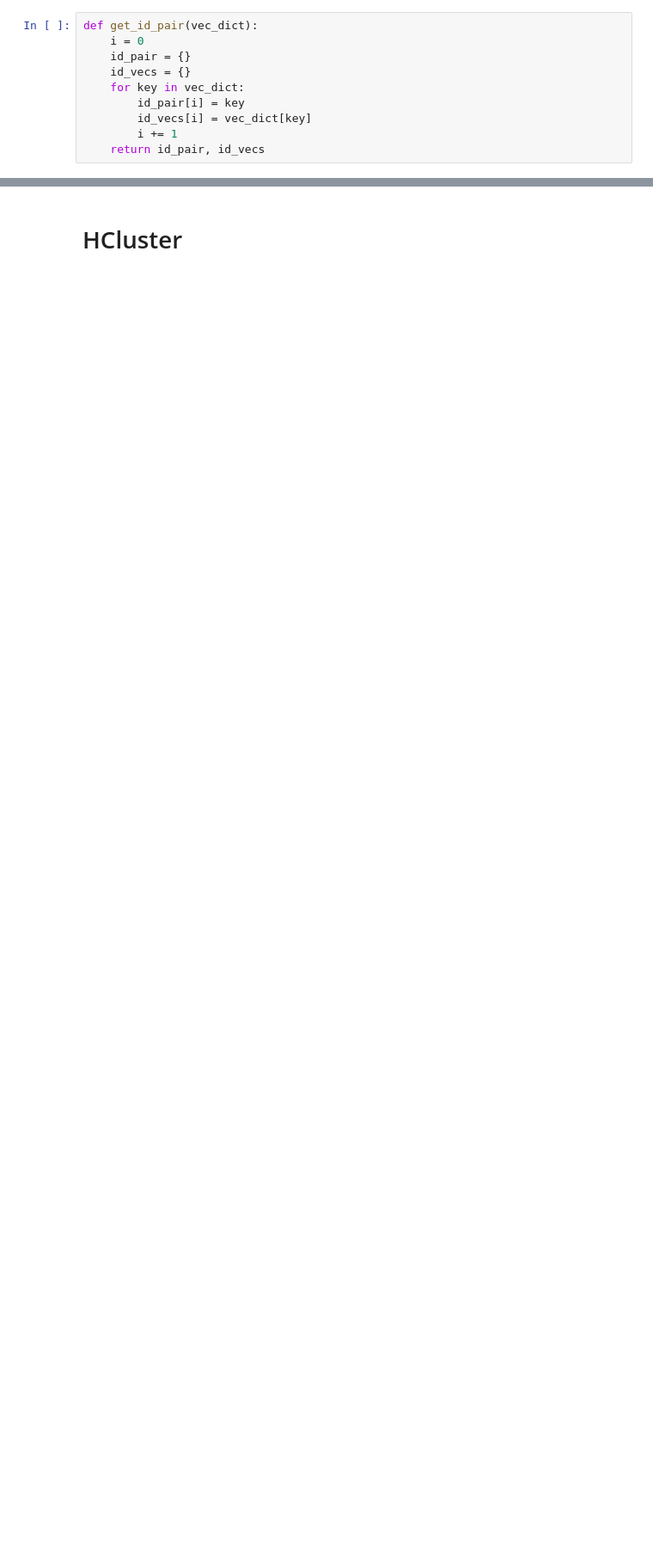
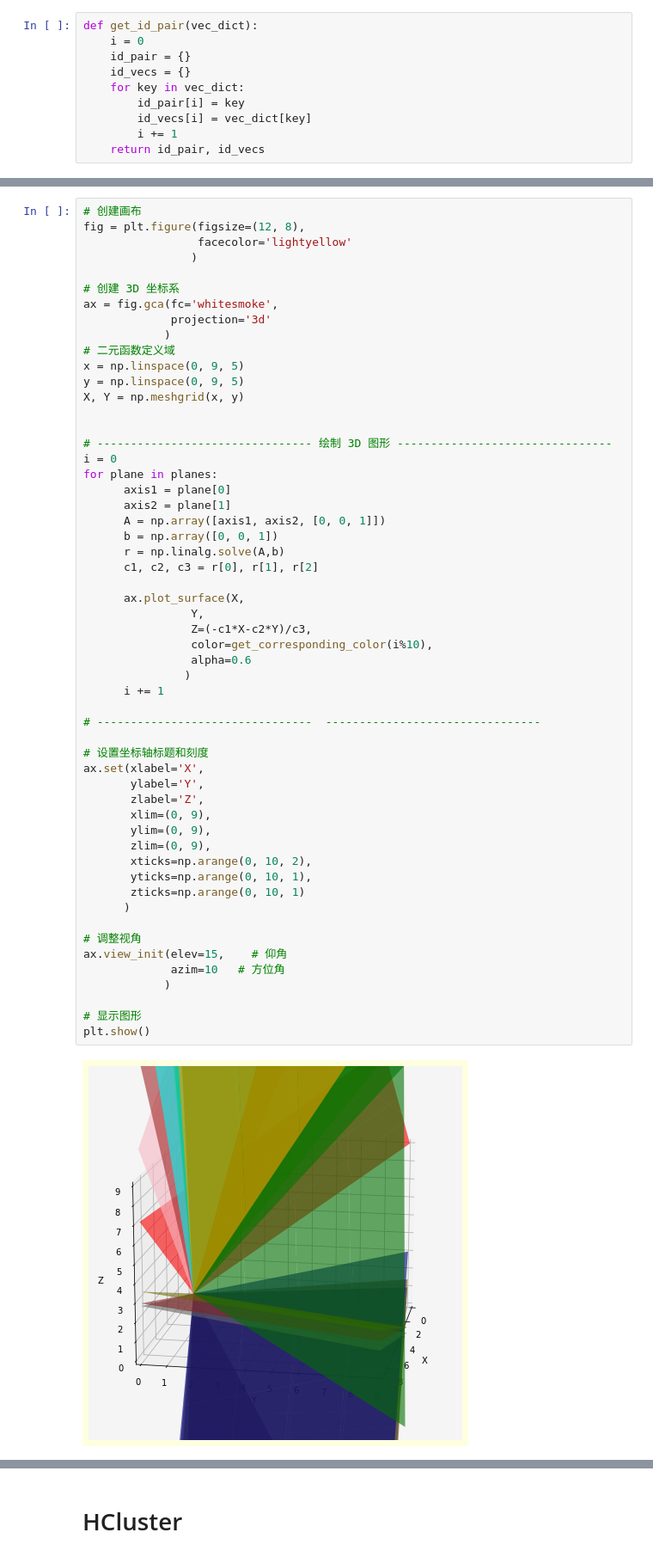
Before and after one commit to ThreeGreatMen/2021_11_4, a Jupyter notebook: hcluster.ipynb, the cells around one changed output, grey strips where cells are left out. Shown at 86% size. Cells and saved outputs as stored; diff of their text form; blank space fills up the shorter version.

```diff
--- a/hcluster.ipynb
+++ b/hcluster.ipynb
@@ -497,0 +532,57 @@ planes, pid_labels, pid_vids = get_all_planes(vecs, id_pair)
+# %%
+# 创建画布
+fig = plt.figure(figsize=(12, 8),
+                 facecolor='lightyellow'
+                )
+
+# 创建 3D 坐标系
+ax = fig.gca(fc='whitesmoke',
+             projection='3d'
+            )
+# 二元函数定义域
+x = np.linspace(0, 9, 5)
+y = np.linspace(0, 9, 5)
+X, Y = np.meshgrid(x, y)
+
+
+# -------------------------------- 绘制 3D 图形 --------------------------------
+i = 0
+for plane in planes:
+      axis1 = plane[0]
+      axis2 = plane[1]
+      A = np.array([axis1, axis2, [0, 0, 1]])
+      b = np.array([0, 0, 1])
+      r = np.linalg.solve(A,b)
+      c1, c2, c3 = r[0], r[1], r[2]
+
+      ax.plot_surface(X,
+                Y,
+                Z=(-c1*X-c2*Y)/c3,
+                color=get_corresponding_color(i%10),
+                alpha=0.6
+               )
+      i += 1
+
+# --------------------------------  --------------------------------
+
+# 设置坐标轴标题和刻度
+ax.set(xlabel='X',
+       ylabel='Y',
+       zlabel='Z',
+       xlim=(0, 9),
+       ylim=(0, 9),
+       zlim=(0, 9),
+       xticks=np.arange(0, 10, 2),
+       yticks=np.arange(0, 10, 1),
+       zticks=np.arange(0, 10, 1)
+      )
+
+# 调整视角
+ax.view_init(elev=15,    # 仰角
+             azim=10   # 方位角
+            )
+
+# 显示图形
+plt.show()
+# %% [output]
+[figure, added]
```
Also changed, not shown: parts of 14 cells of this notebook.
